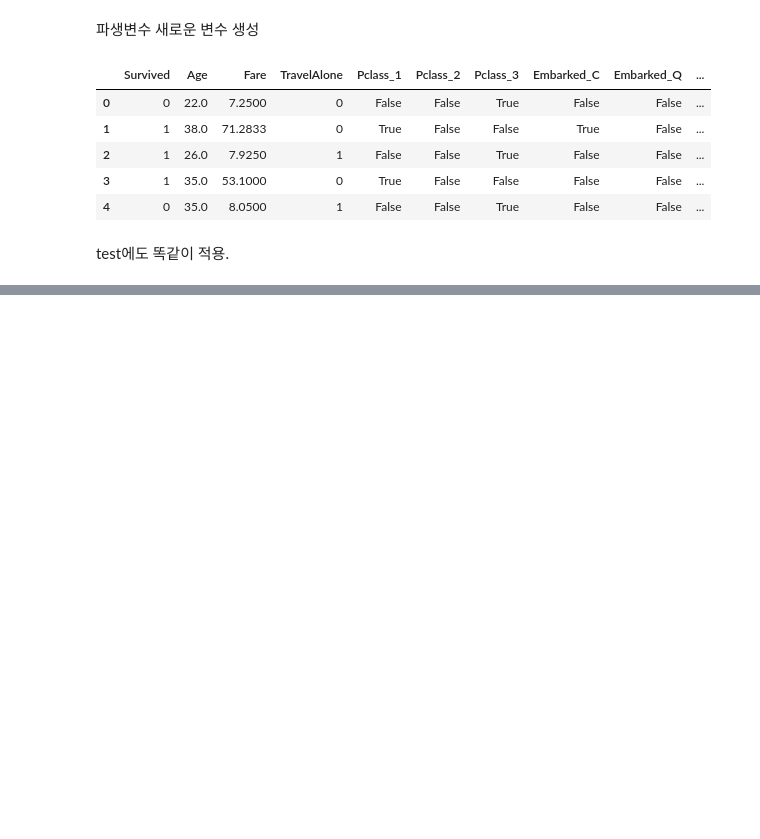
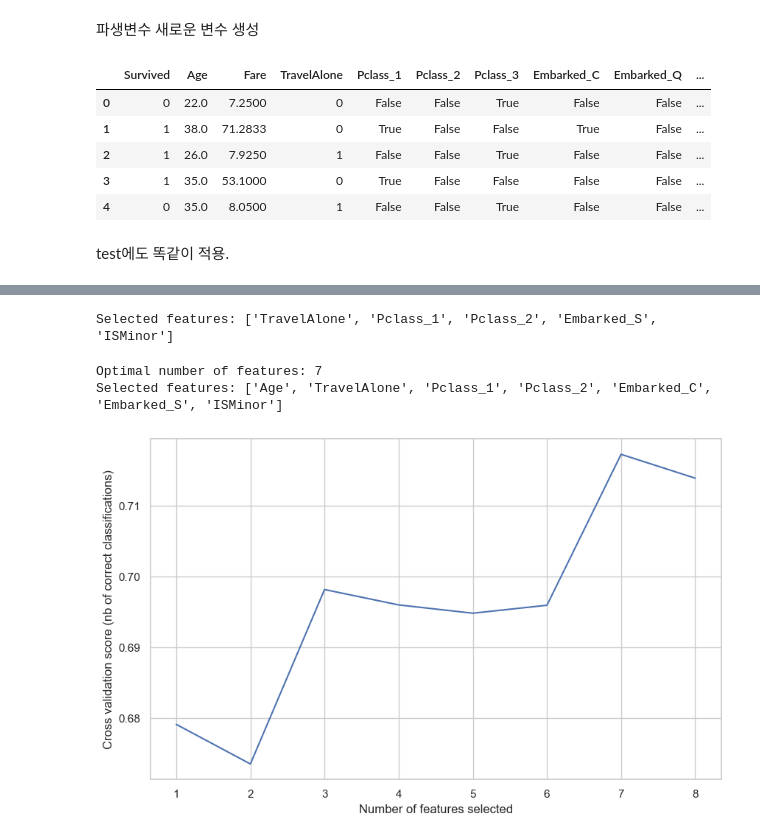
Before and after one commit to ijd1236/my_study, a Jupyter notebook: python_study/20230512.ipynb, the cells around one changed output, grey strips where cells are left out. Cells and saved outputs as stored; diff of their text form; code cells hidden in the pictures; blank space fills up the shorter version.

```diff
--- a/python_study/20230512.ipynb
+++ b/python_study/20230512.ipynb
@@ -362,0 +431,35 @@ testing.head()
+# %%
+from sklearn.linear_model import LogisticRegression
+from sklearn.feature_selection import RFE
+
+cols = ['Age','Fare',"TravelAlone","Pclass_1","Pclass_2",
+       "Embarked_C","Embarked_S","ISMinor"]
+X = final_train[cols]
+y = final_train['Survived']
+
+model= LogisticRegression()
+
+rfe = RFE(model,n_features_to_select=5) #feature Ranking
+rfe = rfe.fit(X,y)
+print('Selected features: %s' %list(X.columns[rfe.support_]))
+# %% [output]
+Selected features: ['TravelAlone', 'Pclass_1', 'Pclass_2', 'Embarked_S', 'ISMinor']
+# %%
+# RFE+CV
+from sklearn.feature_selection import RFECV
+rfecv = RFECV(estimator=LogisticRegression(), step=1, cv=10, scoring='accuracy')
+rfecv.fit(X, y)
+
+print("Optimal number of features: %d" % rfecv.n_features_)
+print('Selected features: %s' % list(X.columns[rfecv.support_]))
+
+# Plot number of features VS. cross-validation scores
+plt.figure(figsize=(10,6))
+plt.xlabel("Number of features selected")
+plt.ylabel("Cross validation score (nb of correct classifications)")
+plt.plot(range(1, len(rfecv.cv_results_["mean_test_score"]) + 1), rfecv.cv_results_["mean_test_score"])
+plt.show()
+# %% [output]
+Optimal number of features: 7
+Selected features: ['Age', 'TravelAlone', 'Pclass_1', 'Pclass_2', 'Embarked_C', 'Embarked_S', 'ISMinor']
+[figure, added]
```
Also changed, not shown: parts of 16 cells of this notebook, 58 other files.
